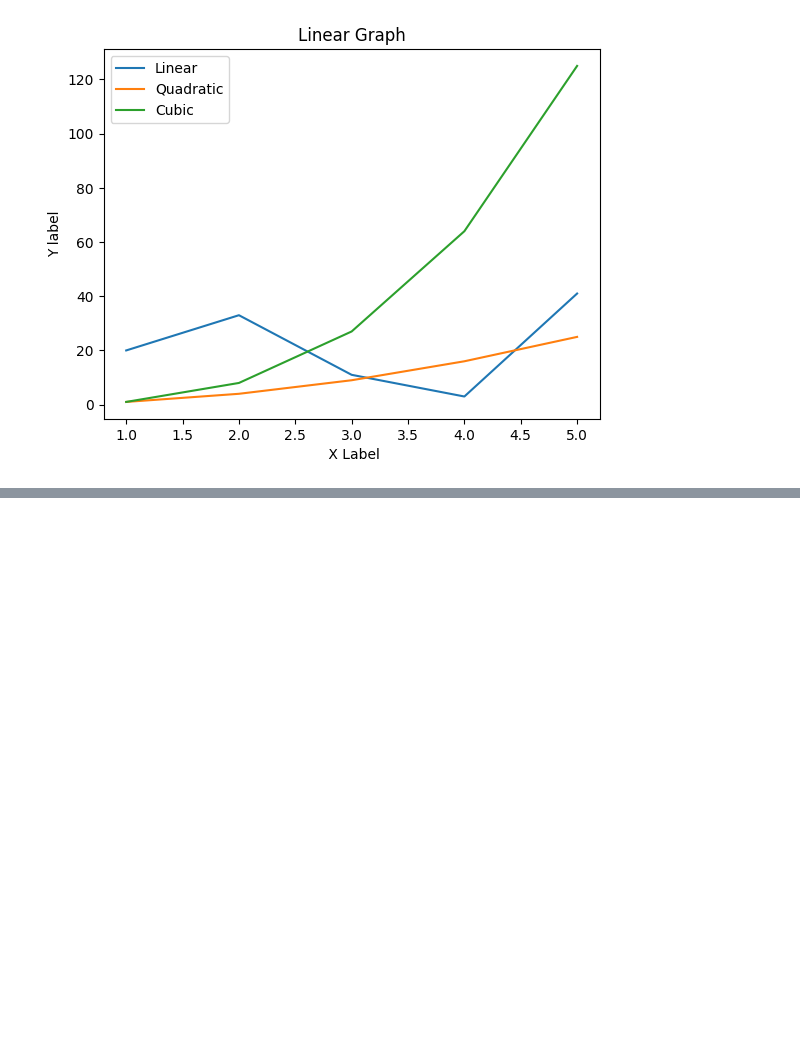
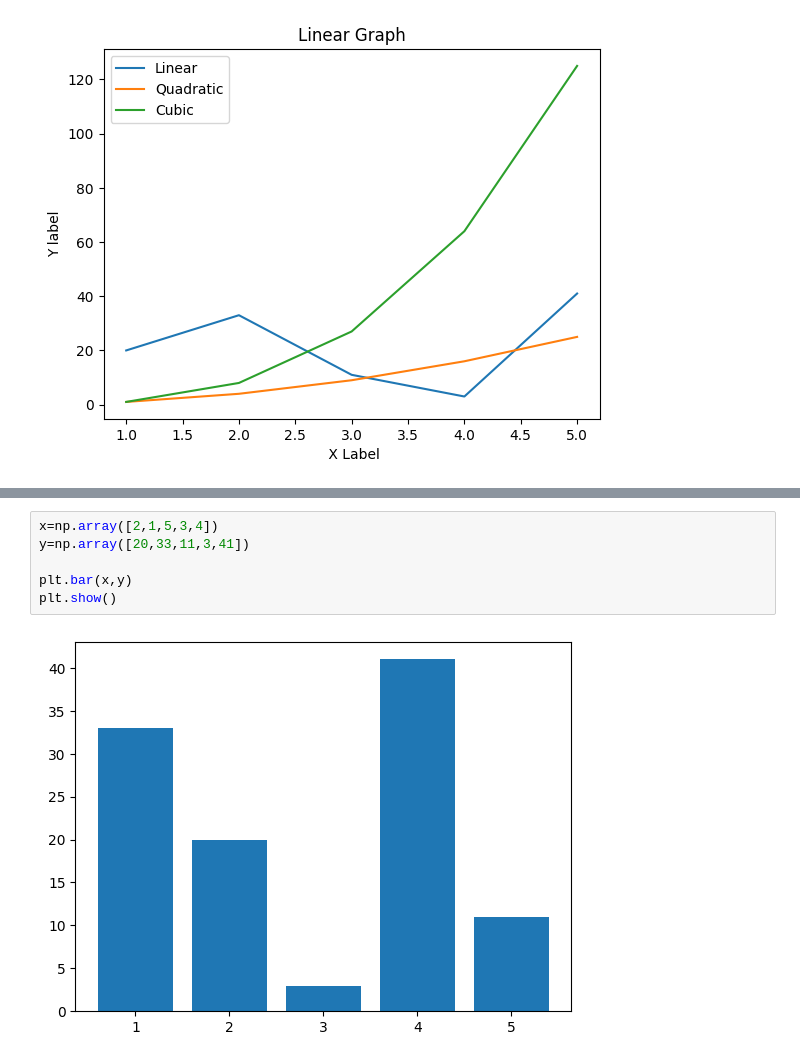
Before and after one commit to sachin5031/Python_Data_Visualization, a Jupyter notebook: data_visualization.ipynb, the cells around one changed output, grey strips where cells are left out. Cells and saved outputs as stored; diff of their text form; blank space fills up the shorter version.

```diff
--- a/data_visualization.ipynb
+++ b/data_visualization.ipynb
@@ -91,0 +107,8 @@ plt.legend() # Its help to show the label lines with heading in above used
+# %%
+x=np.array([2,1,5,3,4])
+y=np.array([20,33,11,3,41])
+
+plt.bar(x,y)
+plt.show()
+# %% [output]
+[figure, added]
```
Also changed, not shown: parts of 5 cells of this notebook.
